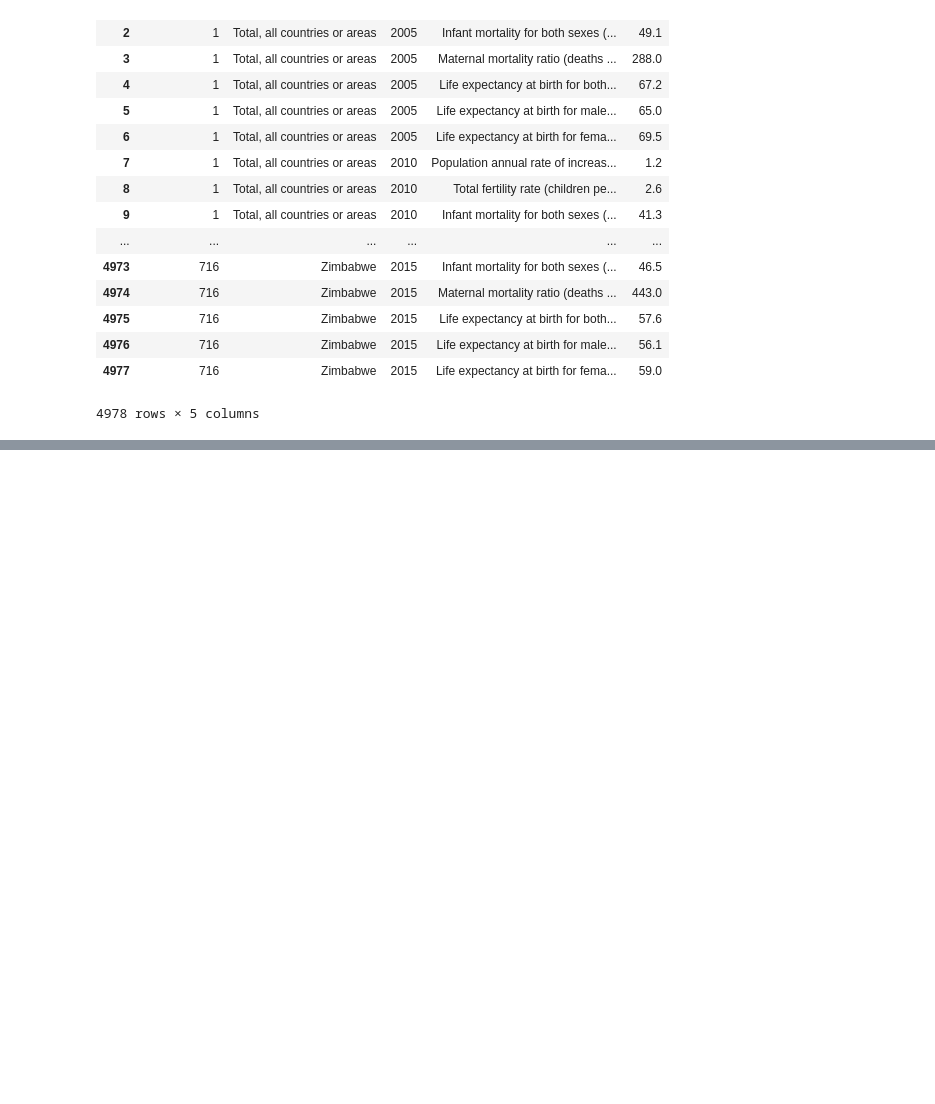
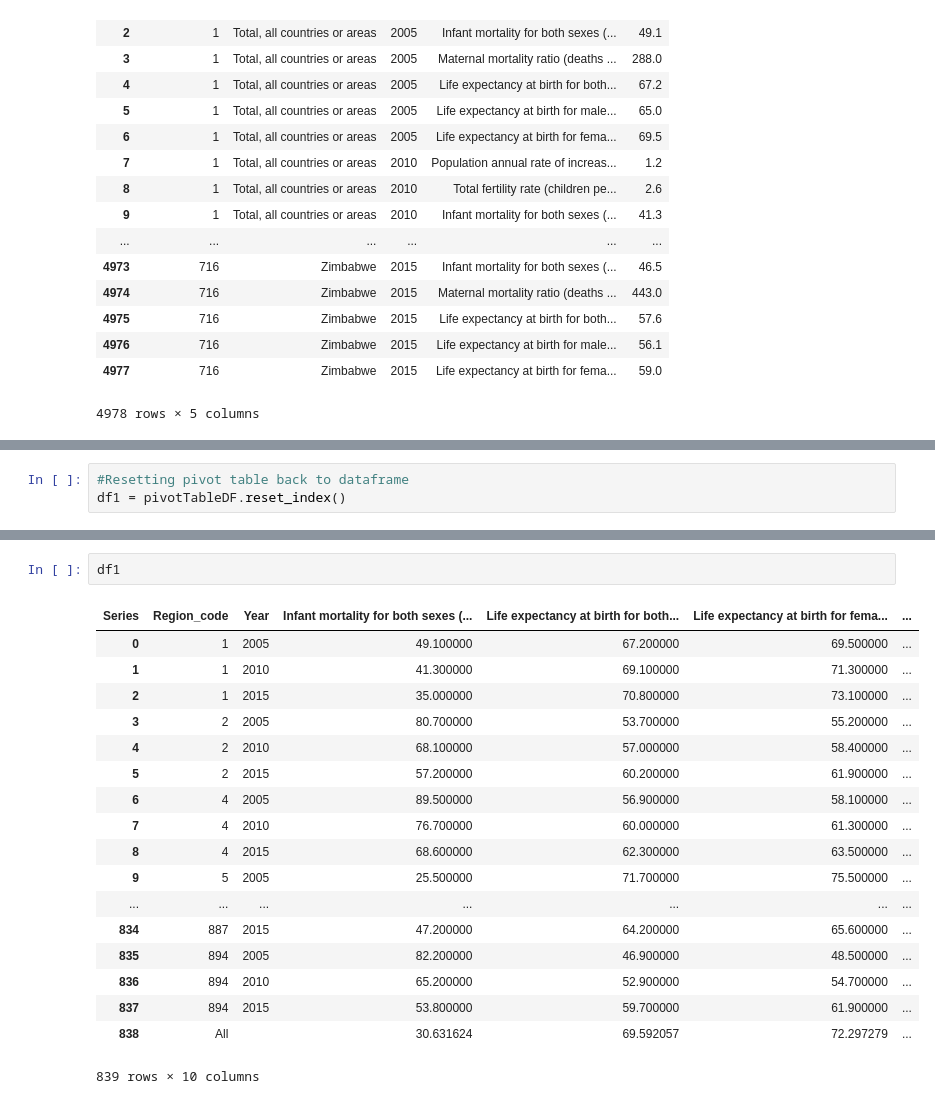
Before and after one commit to LauraMenefee/Summer2019_group_project, a Jupyter notebook: group_project.ipynb, the cells around one changed output, grey strips where cells are left out. Cells and saved outputs as stored; diff of their text form; blank space fills up the shorter version.

```diff
--- a/group_project.ipynb
+++ b/group_project.ipynb
@@ -208,0 +291,3 @@ country_df
+# %%
+#Resetting pivot table back to dataframe
+df1 = pivotTableDF.reset_index()
@@ -208,0 +315,21 @@ country_df
+# %%
+df1
+# %% [output]
+| Series | Region_code | Year | Infant mortality for both sexes (... | Life expectancy at birth for both... | Life expectancy at birth for fema... | ... |
+| 0 | 1 | 2005 | 49.100000 | 67.200000 | 69.500000 | ... |
+| 1 | 1 | 2010 | 41.300000 | 69.100000 | 71.300000 | ... |
+| 2 | 1 | 2015 | 35.000000 | 70.800000 | 73.100000 | ... |
+| 3 | 2 | 2005 | 80.700000 | 53.700000 | 55.200000 | ... |
+| 4 | 2 | 2010 | 68.100000 | 57.000000 | 58.400000 | ... |
+| 5 | 2 | 2015 | 57.200000 | 60.200000 | 61.900000 | ... |
+| 6 | 4 | 2005 | 89.500000 | 56.900000 | 58.100000 | ... |
+| 7 | 4 | 2010 | 76.700000 | 60.000000 | 61.300000 | ... |
+| 8 | 4 | 2015 | 68.600000 | 62.300000 | 63.500000 | ... |
+| 9 | 5 | 2005 | 25.500000 | 71.700000 | 75.500000 | ... |
+| ... | ... | ... | ... | ... | ... | ... |
+| 834 | 887 | 2015 | 47.200000 | 64.200000 | 65.600000 | ... |
+| 835 | 894 | 2005 | 82.200000 | 46.900000 | 48.500000 | ... |
+| 836 | 894 | 2010 | 65.200000 | 52.900000 | 54.700000 | ... |
+| 837 | 894 | 2015 | 53.800000 | 59.700000 | 61.900000 | ... |
+| 838 | All |  | 30.631624 | 69.592057 | 72.297279 | ... |
+839 rows × 10 columns
```
Also changed, not shown: parts of 19 cells of this notebook.
